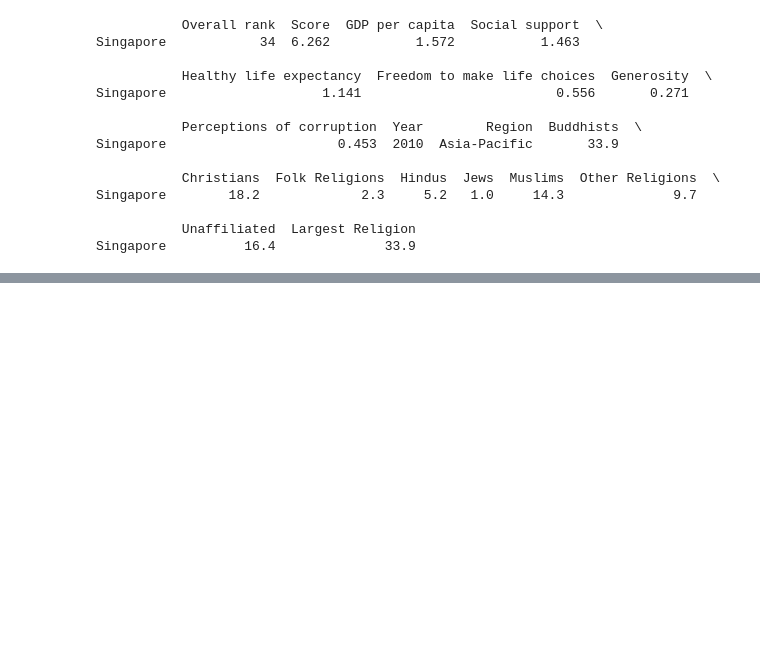
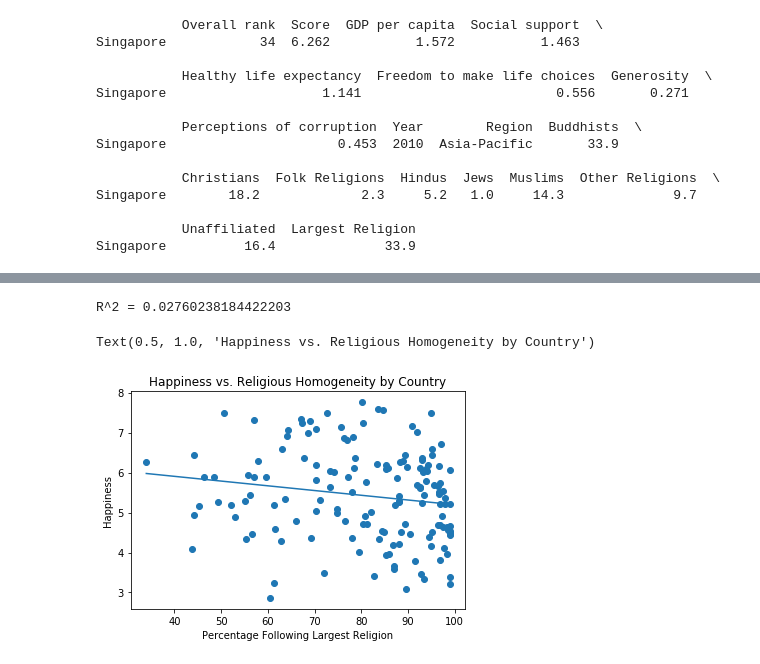
Before and after one commit to lschaberg/PolitiCS, a Jupyter notebook: politiCS.ipynb, the cells around one changed output, grey strips where cells are left out. Cells and saved outputs as stored; diff of their text form; code cells hidden in the pictures; blank space fills up the shorter version.

```diff
--- a/politiCS.ipynb
+++ b/politiCS.ipynb
@@ -51,0 +78,17 @@ Singapore          16.4              33.9
+# %%
+import numpy as np
+from sklearn.linear_model import LinearRegression
+X = np.array(happiness_and_religion['Largest Religion']).reshape(-1, 1)
+y = happiness_and_religion['Score']
+reg = LinearRegression().fit(X, y)
+print("R^2 =", reg.score(X, y))
+y_predicted = reg.predict(np.arange(34, 100).reshape(-1, 1))
+plt.scatter(happiness_and_religion['Largest Religion'], happiness_and_religion['Score'])
+plt.plot(np.arange(34, 100), y_predicted)
+plt.xlabel('Percentage Following Largest Religion')
+plt.ylabel('Happiness')
+plt.title("Happiness vs. Religious Homogeneity by Country")
+# %% [output]
+R^2 = 0.02760238184422203
+Text(0.5, 1.0, 'Happiness vs. Religious Homogeneity by Country')
+[figure, added]
```
Also changed, not shown: parts of 5 cells of this notebook, 1 other file.
